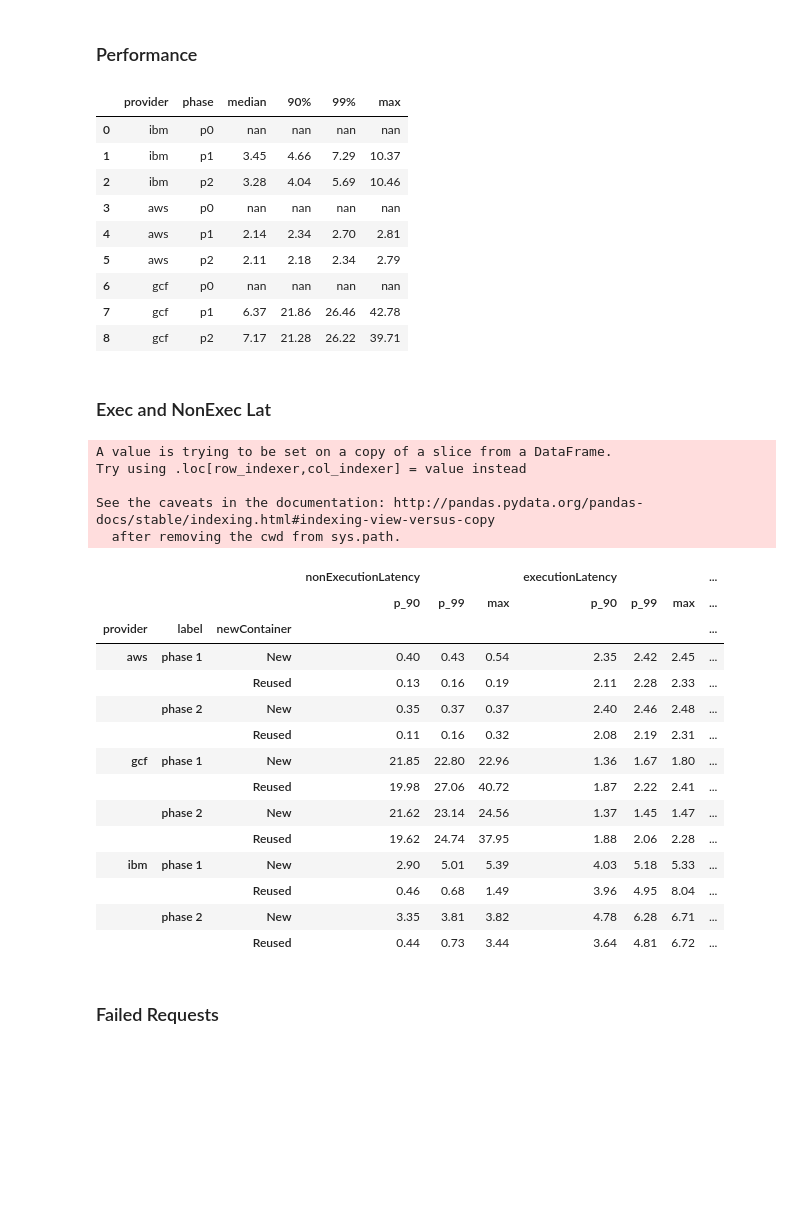
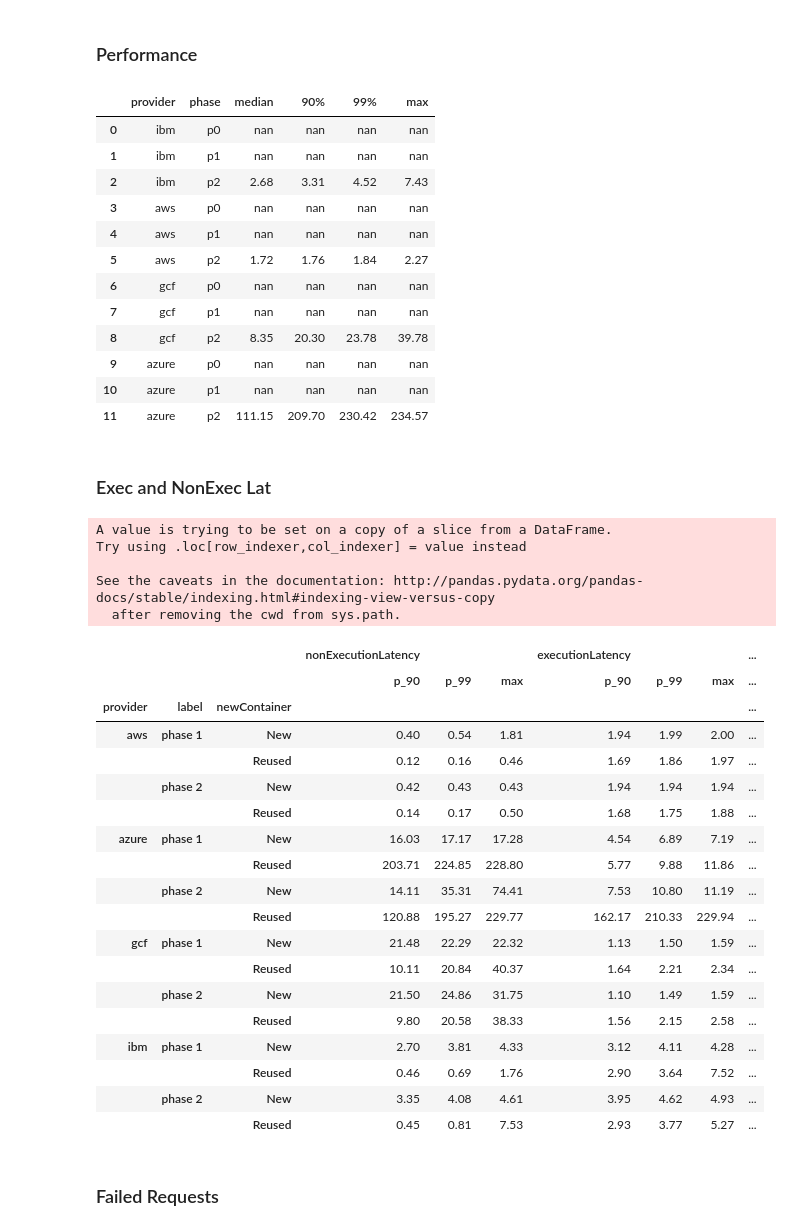
Before and after one commit to tawalaya/FaaSElasticityEngineering, a Jupyter notebook: Analysis.ipynb, the cells around one changed output. Drawn from its saved outputs; the diff is of its cells as text; code cells hidden in the pictures; blank space fills up the shorter version.

```diff
--- a/Analysis.ipynb
+++ b/Analysis.ipynb
@@ -52,11 +52,11 @@ labels = {
 # Reading the results
 # %%
 #config
-experiment_name = "test"
-providers = ["ibm","aws", "gcf" ]#, "azure"]
+experiment_name = "test_180"
+providers = ["ibm","aws", "gcf", "azure"]
 num_repetitions = 1
 configs = ["0,0,1"]#,"0,0,2","0,0,0.5","60,60,1","60,60,2","60,60,0.5"]
-experiment_phase_labels = ['p0', 'p1', 'p2']
+experiment_phase_labels = [*experiment_phase]
 # %%
 
 knownIds = {}
@@ -91,9 +91,14 @@ for config in configs:
                 df['executionStartTime_per30sec'] = df['executionStartTime_normalized'] // 30000 * 30
                 df['executionStartTime_per5sec'] = df['executionStartTime_normalized'] // 100 / 10
                 df['nonExecutionLatency'] = df['requestResponseLatency'] - df['executionLatency']
-                df['label'] = df['requestTime_normalized'] // experiment_phase_length
+                df['label'] = 'none'
+                interval_start = 0
+                for name in experiment_phase_labels:
+                    interval_lenght = experiment_phase[name]
+                    df.loc[df['m1'].between(interval_start,interval_start+interval_lenght),'label'] =name
+                    interval_start += interval_lenght
 
-                df['label'] = df['label'].apply(lambda x: experiment_phase_labels[min(x, len(experiment_phase_labels)-1)])
+
 
                 df['newContainer'] = df['containerId'].apply(isNewContainer)
                 df['failed'] = df['statusCode'] > 400
@@ -118,7 +127,7 @@ all.head()
 # %% [markdown]
 ### Thrughput
 # %%
-phase_time = {'p0':60000, 'p1':120000, 'p2':180000}
+phase_time = experiment_phase
 rows=["provider","phase","mean thr","target thr","relative thr???"]
 colm = []
 provider="gcf"
@@ -135,7 +144,7 @@ for provider in providers:
         colm.append([provider,phase,"%.1f" %thr_mean,"%.1f" %thr_target,"%.1f" %((thr_mean*100)/thr_target)])
 
 thr_qualities = pd.DataFrame(colm,columns=rows)
-with open('./thr_per_phase.csv',"w") as f:
+with open('./reports/thr_per_phase.csv',"w") as f:
     f.write(thr_qualities.to_csv())
 thr_qualities
 # %% [output]
@@ -167,65 +179,72 @@ for provider in providers:
 
 perf_qualities = pd.DataFrame(colm,columns=rows)
 perf_qualities
-with open('./perf_per_phase.csv',"w") as f:
+with open('./reports/perf_per_phase.csv',"w") as f:
     f.write(perf_qualities.to_csv())
 perf_qualities
 # %% [output]
 |  | provider | phase | median | 90% | 99% | max |
 | 0 | ibm | p0 | nan | nan | nan | nan |
-| 1 | ibm | p1 | 3.45 | 4.66 | 7.29 | 10.37 |
-| 2 | ibm | p2 | 3.28 | 4.04 | 5.69 | 10.46 |
+| 1 | ibm | p1 | nan | nan | nan | nan |
+| 2 | ibm | p2 | 2.68 | 3.31 | 4.52 | 7.43 |
 | 3 | aws | p0 | nan | nan | nan | nan |
-| 4 | aws | p1 | 2.14 | 2.34 | 2.70 | 2.81 |
-| 5 | aws | p2 | 2.11 | 2.18 | 2.34 | 2.79 |
+| 4 | aws | p1 | nan | nan | nan | nan |
+| 5 | aws | p2 | 1.72 | 1.76 | 1.84 | 2.27 |
 | 6 | gcf | p0 | nan | nan | nan | nan |
-| 7 | gcf | p1 | 6.37 | 21.86 | 26.46 | 42.78 |
-| 8 | gcf | p2 | 7.17 | 21.28 | 26.22 | 39.71 |
+| 7 | gcf | p1 | nan | nan | nan | nan |
+| 8 | gcf | p2 | 8.35 | 20.30 | 23.78 | 39.78 |
+| 9 | azure | p0 | nan | nan | nan | nan |
+| 10 | azure | p1 | nan | nan | nan | nan |
+| 11 | azure | p2 | 111.15 | 209.70 | 230.42 | 234.57 |
 # %% [markdown]
 ### Exec and NonExec Lat
 # %%
 data = all
 data = data[data['failed'] == False]
 window =  data[['provider','label','nonExecutionLatency','executionLatency','deliveryLatency','newContainer']]
 window['label']=window['label'].apply(lambda x: "phase %d"%(experiment_phase_labels.index(x)))
 def _max(n):
     return np.max(n)
 _max.__name__ = "max"
 def _size(n):
     return len(n)
 _size.__name__= "req. [#]"
 foo = window.groupby(['provider','label','newContainer'])
 exec_nonexec_lat = foo.agg([percentile(90), percentile(99),_max])
 exec_nonexec_lat["req. [#]"] = foo["nonExecutionLatency"].agg([_size])
-with open('./container_exec_nonexec_per_phase.csv',"w") as f:
+with open('./reports/container_exec_nonexec_per_phase.csv',"w") as f:
     f.write(exec_nonexec_lat.to_csv())
 
 style_map = exec_nonexec_lat.columns.get_loc_level('p_90', level=1)[0] | exec_nonexec_lat.columns.get_loc_level('p_99', level=1)[0] | exec_nonexec_lat.columns.get_loc_level('max', level=1)[0]
 
 cm = sns.light_palette("green", as_cmap=True)
 
 exec_nonexec_lat.style.format("{:.2f}",subset=style_map)
 # %% [output]
 A value is trying to be set on a copy of a slice from a DataFrame.
 Try using .loc[row_indexer,col_indexer] = value instead
 
 See the caveats in the documentation: http://pandas.pydata.org/pandas-docs/stable/indexing.html#indexing-view-versus-copy
   after removing the cwd from sys.path.
 |  |  |  | nonExecutionLatency |  |  | executionLatency |  |  | ... |
 |  |  |  | p_90 | p_99 | max | p_90 | p_99 | max | ... |
 | provider | label | newContainer |  |  |  |  |  |  | ... |
-| aws | phase 1 | New | 0.40 | 0.43 | 0.54 | 2.35 | 2.42 | 2.45 | ... |
-|  |  | Reused | 0.13 | 0.16 | 0.19 | 2.11 | 2.28 | 2.33 | ... |
-|  | phase 2 | New | 0.35 | 0.37 | 0.37 | 2.40 | 2.46 | 2.48 | ... |
-|  |  | Reused | 0.11 | 0.16 | 0.32 | 2.08 | 2.19 | 2.31 | ... |
-| gcf | phase 1 | New | 21.85 | 22.80 | 22.96 | 1.36 | 1.67 | 1.80 | ... |
-|  |  | Reused | 19.98 | 27.06 | 40.72 | 1.87 | 2.22 | 2.41 | ... |
-|  | phase 2 | New | 21.62 | 23.14 | 24.56 | 1.37 | 1.45 | 1.47 | ... |
-|  |  | Reused | 19.62 | 24.74 | 37.95 | 1.88 | 2.06 | 2.28 | ... |
-| ibm | phase 1 | New | 2.90 | 5.01 | 5.39 | 4.03 | 5.18 | 5.33 | ... |
-|  |  | Reused | 0.46 | 0.68 | 1.49 | 3.96 | 4.95 | 8.04 | ... |
-|  | phase 2 | New | 3.35 | 3.81 | 3.82 | 4.78 | 6.28 | 6.71 | ... |
-|  |  | Reused | 0.44 | 0.73 | 3.44 | 3.64 | 4.81 | 6.72 | ... |
+| aws | phase 1 | New | 0.40 | 0.54 | 1.81 | 1.94 | 1.99 | 2.00 | ... |
+|  |  | Reused | 0.12 | 0.16 | 0.46 | 1.69 | 1.86 | 1.97 | ... |
+|  | phase 2 | New | 0.42 | 0.43 | 0.43 | 1.94 | 1.94 | 1.94 | ... |
+|  |  | Reused | 0.14 | 0.17 | 0.50 | 1.68 | 1.75 | 1.88 | ... |
+| azure | phase 1 | New | 16.03 | 17.17 | 17.28 | 4.54 | 6.89 | 7.19 | ... |
+|  |  | Reused | 203.71 | 224.85 | 228.80 | 5.77 | 9.88 | 11.86 | ... |
+|  | phase 2 | New | 14.11 | 35.31 | 74.41 | 7.53 | 10.80 | 11.19 | ... |
+|  |  | Reused | 120.88 | 195.27 | 229.77 | 162.17 | 210.33 | 229.94 | ... |
+| gcf | phase 1 | New | 21.48 | 22.29 | 22.32 | 1.13 | 1.50 | 1.59 | ... |
+|  |  | Reused | 10.11 | 20.84 | 40.37 | 1.64 | 2.21 | 2.34 | ... |
+|  | phase 2 | New | 21.50 | 24.86 | 31.75 | 1.10 | 1.49 | 1.59 | ... |
+|  |  | Reused | 9.80 | 20.58 | 38.33 | 1.56 | 2.15 | 2.58 | ... |
+| ibm | phase 1 | New | 2.70 | 3.81 | 4.33 | 3.12 | 4.11 | 4.28 | ... |
+|  |  | Reused | 0.46 | 0.69 | 1.76 | 2.90 | 3.64 | 7.52 | ... |
+|  | phase 2 | New | 3.35 | 4.08 | 4.61 | 3.95 | 4.62 | 4.93 | ... |
+|  |  | Reused | 0.45 | 0.81 | 7.53 | 2.93 | 3.77 | 5.27 | ... |
 # %% [markdown]
 ### Failed Requests
 # %%
```
Also changed, not shown: parts of 9 cells of this notebook, 1 other file.
